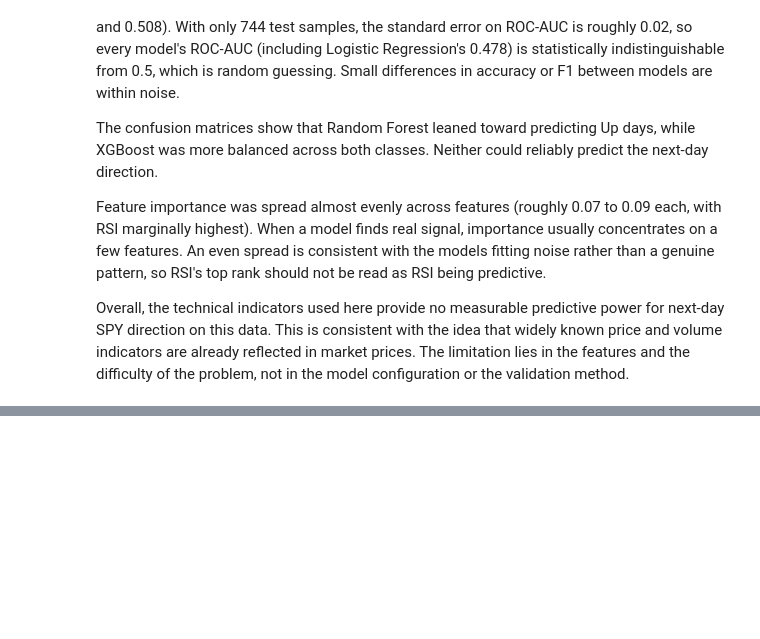
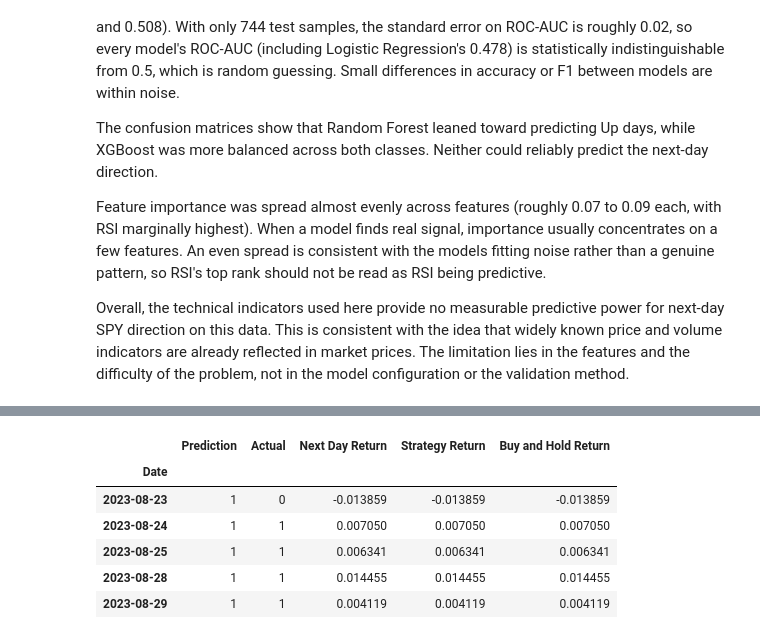
Before and after one commit to Junaid-Haider/Stock-Price-Direction-Predictor, a Jupyter notebook: notebooks/analysis.ipynb, the cells around one changed output, grey strips where cells are left out. Cells and saved outputs as stored; diff of their text form; code cells hidden in the pictures; blank space fills up the shorter version.

```diff
--- a/notebooks/analysis.ipynb
+++ b/notebooks/analysis.ipynb
@@ -1237,0 +1278,15 @@ Overall, the technical indicators used here provide no measurable predictive pow
+# %%
+backtest["Strategy Return"] = (
+    backtest["Prediction"] * backtest["Next Day Return"]
+)
+backtest["Buy and Hold Return"] = backtest["Next Day Return"]
+backtest = backtest.dropna(subset=["Next Day Return"])
+backtest.head()
+# %% [output]
+|  | Prediction | Actual | Next Day Return | Strategy Return | Buy and Hold Return |
+| Date |  |  |  |  |  |
+| 2023-08-23 | 1 | 0 | -0.013859 | -0.013859 | -0.013859 |
+| 2023-08-24 | 1 | 1 | 0.007050 | 0.007050 | 0.007050 |
+| 2023-08-25 | 1 | 1 | 0.006341 | 0.006341 | 0.006341 |
+| 2023-08-28 | 1 | 1 | 0.014455 | 0.014455 | 0.014455 |
+| 2023-08-29 | 1 | 1 | 0.004119 | 0.004119 | 0.004119 |
```
Also changed, not shown: parts of 17 cells of this notebook.
